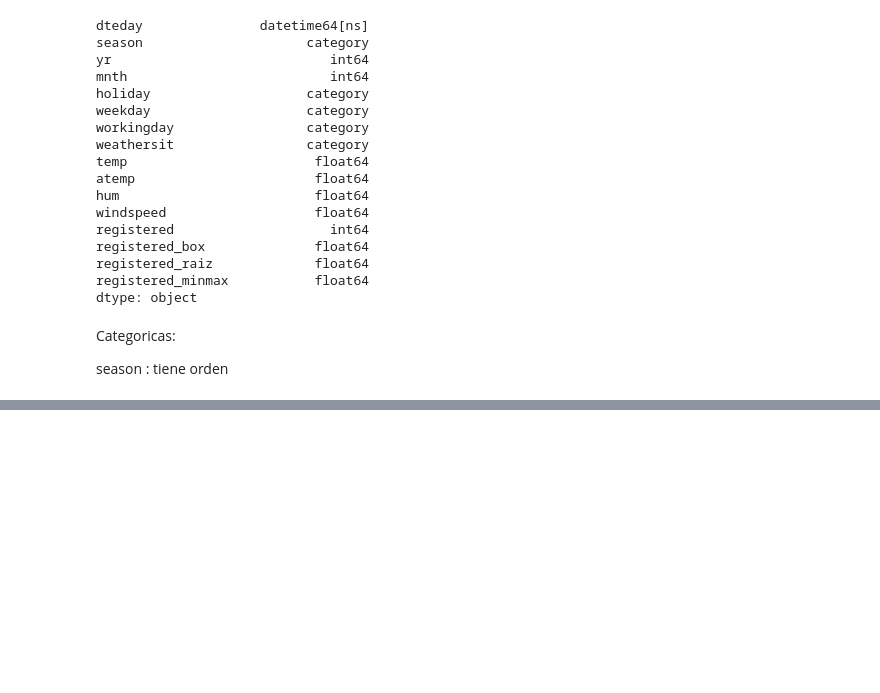
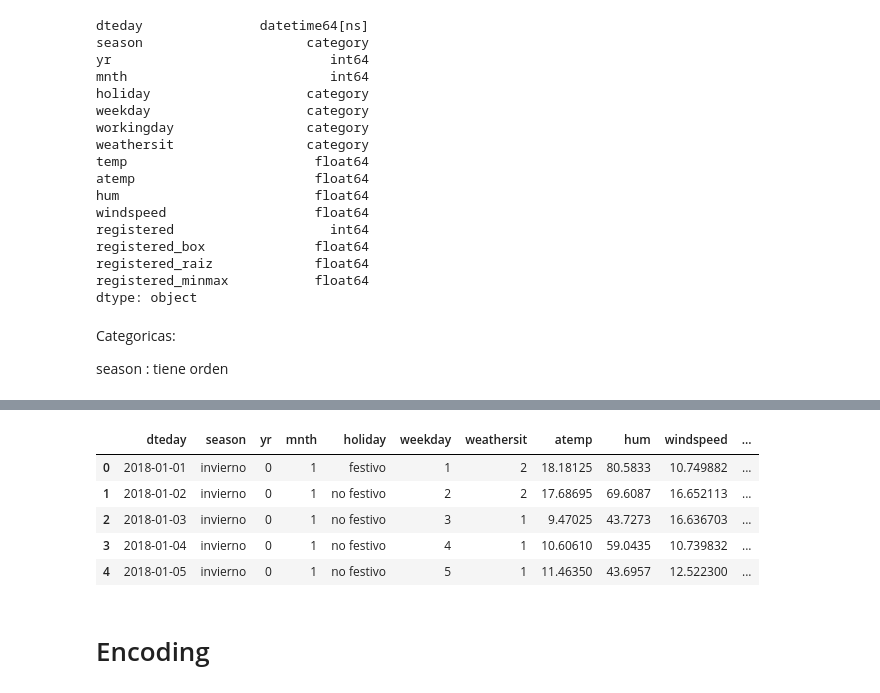
Before and after one commit to Adalab/project-DA-promo-c-modulo-3-team-1, a Jupyter notebook: borrador/asuncion_registered.ipynb, the cells around one changed output, grey strips where cells are left out. Drawn from its saved outputs; the diff is of its cells as text; code cells hidden in the pictures; blank space fills up the shorter version.

```diff
--- a/borrador/asuncion_registered.ipynb
+++ b/borrador/asuncion_registered.ipynb
@@ -379,0 +389,11 @@ season : tiene orden
+# %%
+df_r.drop(['workingday','temp','registered_box','registered_raiz','registered_minmax'], axis = 1, inplace = True)
+# %%
+df_r.head()
+# %% [output]
+|  | dteday | season | yr | mnth | holiday | weekday | weathersit | atemp | hum | windspeed | ... |
+| 0 | 2018-01-01 | invierno | 0 | 1 | festivo | 1 | 2 | 18.18125 | 80.5833 | 10.749882 | ... |
+| 1 | 2018-01-02 | invierno | 0 | 1 | no festivo | 2 | 2 | 17.68695 | 69.6087 | 16.652113 | ... |
+| 2 | 2018-01-03 | invierno | 0 | 1 | no festivo | 3 | 1 | 9.47025 | 43.7273 | 16.636703 | ... |
+| 3 | 2018-01-04 | invierno | 0 | 1 | no festivo | 4 | 1 | 10.60610 | 59.0435 | 10.739832 | ... |
+| 4 | 2018-01-05 | invierno | 0 | 1 | no festivo | 5 | 1 | 11.46350 | 43.6957 | 12.522300 | ... |
@@ -379,0 +402,2 @@ season : tiene orden
+# %% [markdown]
+# Encoding
```
Also changed, not shown: parts of 8 cells of this notebook, 1 other file.
